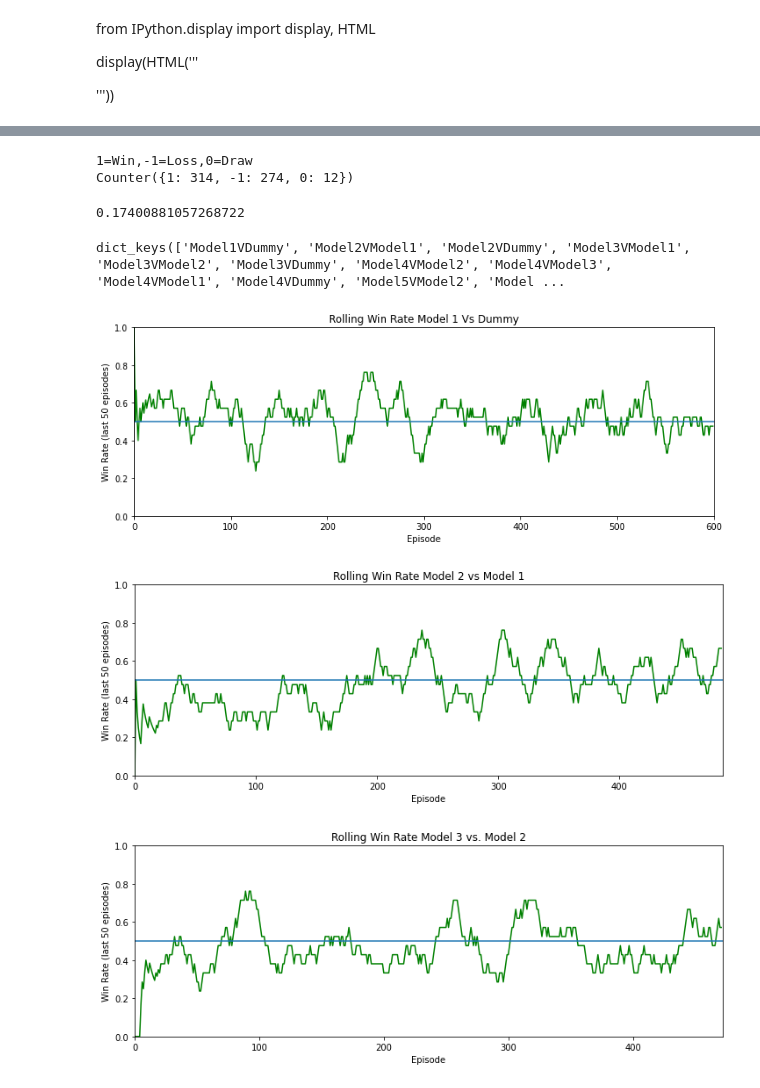
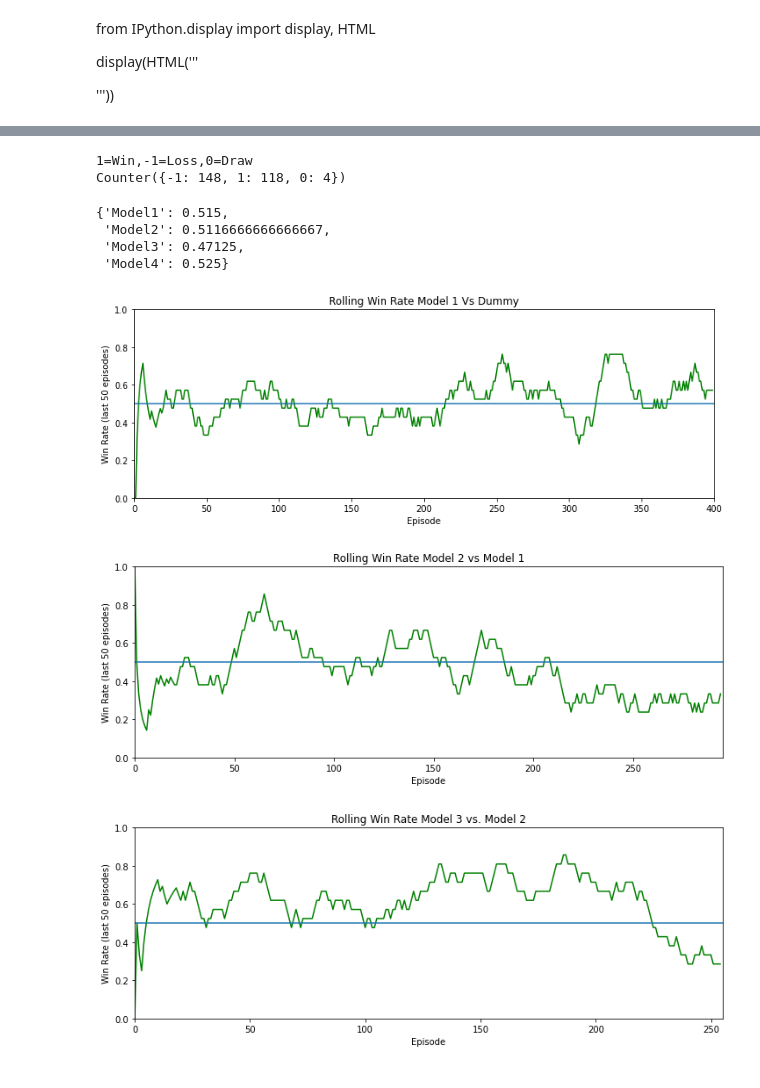
Before and after one commit to LEWISAJ3/OurGame, a Jupyter notebook: CardGameNeuralNetworkMultiple.ipynb, the cells around one changed output, grey strips where cells are left out. Saved outputs shown, nothing was run; the diff lists cells and outputs as text; code cells hidden in the pictures.

```diff
--- a/CardGameNeuralNetworkMultiple.ipynb
+++ b/CardGameNeuralNetworkMultiple.ipynb
@@ -985,22 +998,26 @@ display(HTML('''
 '''))
 # %%
 import time
+import copy
 resultholder={}
 
 ddm = DumbDecisionMaker()
 toplayagainst = [ddm]
 totaltime = 0
 
-for newmodel in range(6):
+for newmodel in range(4):
 
 
 
     # create new policy + DM
 
-    policy = PolicyNet()
 
-    optimizer=optimizer = torch.optim.Adam(policy.parameters(), lr=.0008)
-    dm_new = NeuralDecisionMaker(policy,name=f"Model{newmodel+1}")
+
+
+    dm_new = NeuralDecisionMaker(name=f"Model{newmodel+1}")
+    optimizer = torch.optim.Adam(dm_new.policy.parameters(), lr=.005)
+
+
 
 
 
@@ -1009,11 +1026,10 @@ for newmodel in range(6):
 
     print(f"\n=== TRAINING MODEL #{dm_new.name}")
     start=time.time()
-    maxepisodes=600+newmodel*400
+    maxepisodes=400 +200*newmodel
     for episode in range(maxepisodes):
         dm_opponent = np.random.choice(toplayagainst)
-        if f"{dm_new.name}V{dm_opponent.name}" not in resultholder.keys():
-            resultholder[f"{dm_new.name}V{dm_opponent.name}"]=[]
+
 
 
 
@@ -1023,10 +1039,24 @@ for newmodel in range(6):
         #deck1=[GhostCard(team=0)]*8 +[ExorcismCard(team=0)]*1 + [NukeCard(team=0)]*6
         #deck2=[GhostCard(team=1)]*8 +[ExorcismCard(team=1)]*1 + [NukeCard(team=1)]*6
         # CLONE the opponent DM (important!)
+        # build fresh agent using the policy of dm_opponent
         if isinstance(dm_opponent, NeuralDecisionMaker):
-            dm2 = NeuralDecisionMaker(policy=dm_opponent.policy,name=dm_opponent.name)
+
+
+            dm2 = NeuralDecisionMaker(policy=copy.deepcopy(dm_opponent.policy), name=dm_opponent.name)
+
+
+
         else:
             dm2 = DumbDecisionMaker()
+
+        # reset only the NEW one
+        dm_new.reset()
+        dm2.reset()
+        if f"{dm_new.name}" not in resultholder.keys():
+            resultholder[f"{dm_new.name}"]={}
+        if f"{dm2.name}" not in resultholder[f"{dm_new.name}"].keys():
+            resultholder[f"{dm_new.name}"][f"{dm2.name}"]=[]
 
         # assign players
         if episode % 2 == 0:
@@ -1048,7 +1078,7 @@ for newmodel in range(6):
             mana1=simresult["mana2"]
             mana2=simresult["mana1"]
         # update only new model
-        reinforce_update(policy, optimizer, dm_new.trajectory, reward,health,mana1,mana2)
+        reinforce_update(dm_new.policy, optimizer, dm_new.trajectory, reward,health,mana1,mana2)
 
 
         if (episode%50==0 and episode>0):
@@ -1063,7 +1093,7 @@ for newmodel in range(6):
             start = time.time()
 
 
-        resultholder[f"{dm_new.name}V{dm2.name}"].append(reward)
+        resultholder[f"{dm_new.name}"][f"{dm2.name}"].append(reward)
     toplayagainst.append(dm_new)
 # %% [output]
 === TRAINING MODEL #Model1
@@ -1086,20 +1116,27 @@ Final training took 2.92s, total 499.18s
 # %%
 print("1=Win,-1=Loss,0=Draw")
-print(Counter(resultholder["Model1VDummy"]))
+print(Counter(resultholder["Model3"]["Model2"]))
 # %% [output]
 1=Win,-1=Loss,0=Draw
-Counter({1: 314, -1: 274, 0: 12})
+Counter({-1: 148, 1: 118, 0: 4})
 # %%
 import pandas as pd
-c=Counter(resultholder["Model3VModel2"])
-winrate=c[1]/len(resultholder["Model3VModel2"])
-winrate
-# %% [output]
-0.17400881057268722
 # %%
-resultholder.keys()
+winrates={}
+for key1 in resultholder.keys():
+
+    num_ones=0
+    ln=0
+    for key2 in resultholder[key1].keys():
+        num_ones+=Counter(resultholder[key1][key2])[1]
+        ln+=len(resultholder[key1][key2])
+    winrates[key1]=num_ones/ln
+winrates
 # %% [output]
-dict_keys(['Model1VDummy', 'Model2VModel1', 'Model2VDummy', 'Model3VModel1', 'Model3VModel2', 'Model3VDummy', 'Model4VModel2', 'Model4VModel3', 'Model4VModel1', 'Model4VDummy', 'Model5VModel2', 'Model ...
+{'Model1': 0.515,
+ 'Model2': 0.5116666666666667,
+ 'Model3': 0.47125,
+ 'Model4': 0.525}
 # %%
 import matplotlib.pyplot as plt
 import numpy as np
@@ -1108,7 +1145,7 @@ from collections import deque
 
 
 # results is a list of 1=Win, 0=Draw, -1=Loss
-results_array = np.array(resultholder["Model1VDummy"])
+results_array = np.array(resultholder["Model1"]["Dummy"])
 
 # -----------------------------
 # Option 1: Color-coded scatter plot
@@ -1131,7 +1168,7 @@ plt.ylim(0,1)
 plt.xlim(0,len(results_array))
 plt.show()
 # results is a list of 1=Win, 0=Draw, -1=Loss
-results_array = np.array(resultholder["Model2VModel1"])
+results_array = np.array(resultholder["Model2"]["Model1"])
 
 # -----------------------------
 # Option 1: Color-coded scatter plot
@@ -1149,37 +1186,37 @@ plt.plot(win_rate, color='green')
 plt.plot((0,len(results_array)),(.5,.5))
 plt.xlabel('Episode')
 plt.ylabel('Win Rate (last 50 episodes)')
 plt.title('Rolling Win Rate Model 2 vs Model 1')
 plt.ylim(0,1)
 plt.xlim(0,len(results_array))
 plt.show()
 # results is a list of 1=Win, 0=Draw, -1=Loss
-results_array = np.array(resultholder["Model4VDummy"])
+results_array = np.array(resultholder["Model4"]["Model2"])
 
 # -----------------------------
 # Option 1: Color-coded scatter plot
 # -----------------------------
 colors = ['green' if r==1 else 'red' if r==-1 else 'blue' for r in results_array]
 
 # -----------------------------
 # Option 2: Rolling win-rate (smoother)
 # -----------------------------
 window = 20  # rolling window
 win_rate = [np.mean(results_array[max(0,i-window):i+1]==1) for i in range(len(results_array))]
 
 plt.figure(figsize=(12,4))
 plt.plot(win_rate, color='green')
 plt.plot((0,len(results_array)),(.5,.5))
 plt.xlabel('Episode')
 plt.ylabel('Win Rate (last 50 episodes)')
 plt.title('Rolling Win Rate Model 3 vs. Model 2')
 plt.ylim(0,1)
 plt.xlim(0,len(results_array))
 plt.show()
 # %% [output]
-[figure, old version]
+[figure, new version]
-[figure, old version]
+[figure, new version]
-[figure, old version]
+[figure, new version]
 # %%
 print("The following is the list of snapshots")
 print("Columns contain both players' health, both players' mana, and one-hot encoded lists of cards in hand.")
```
Also changed, not shown: parts of 6 cells of this notebook.
